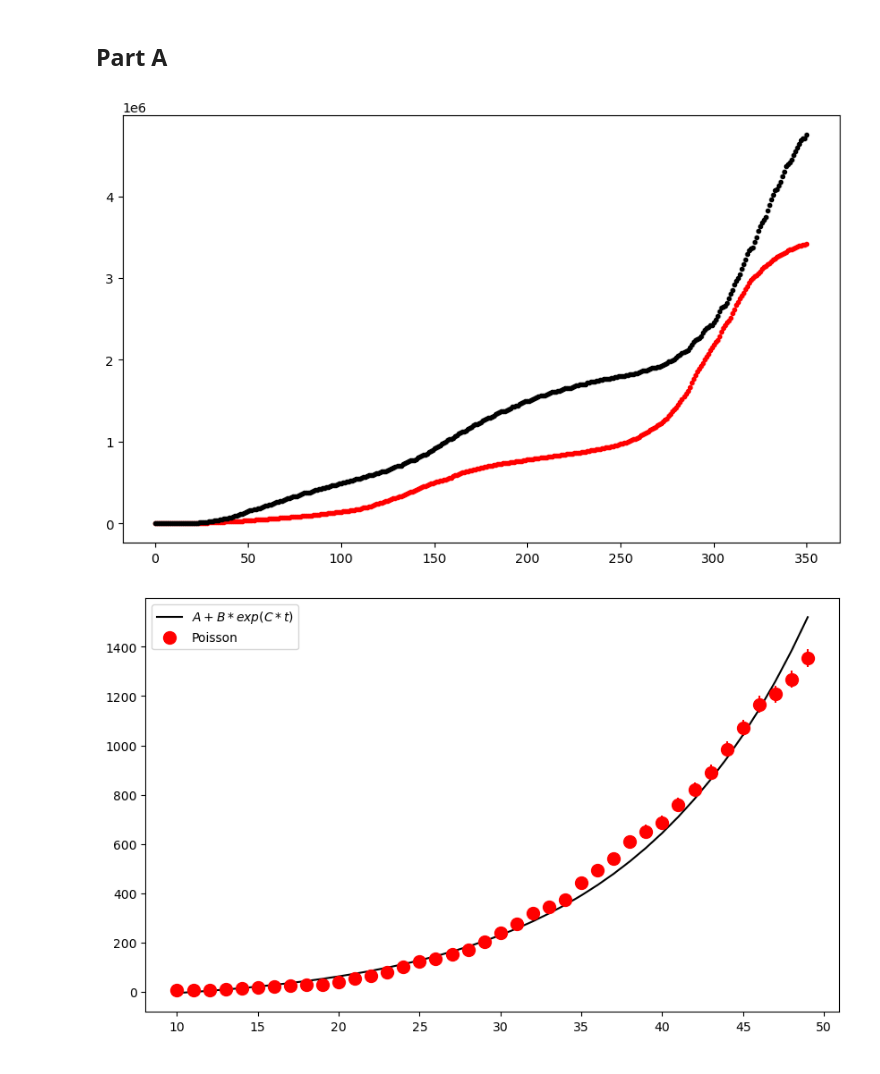
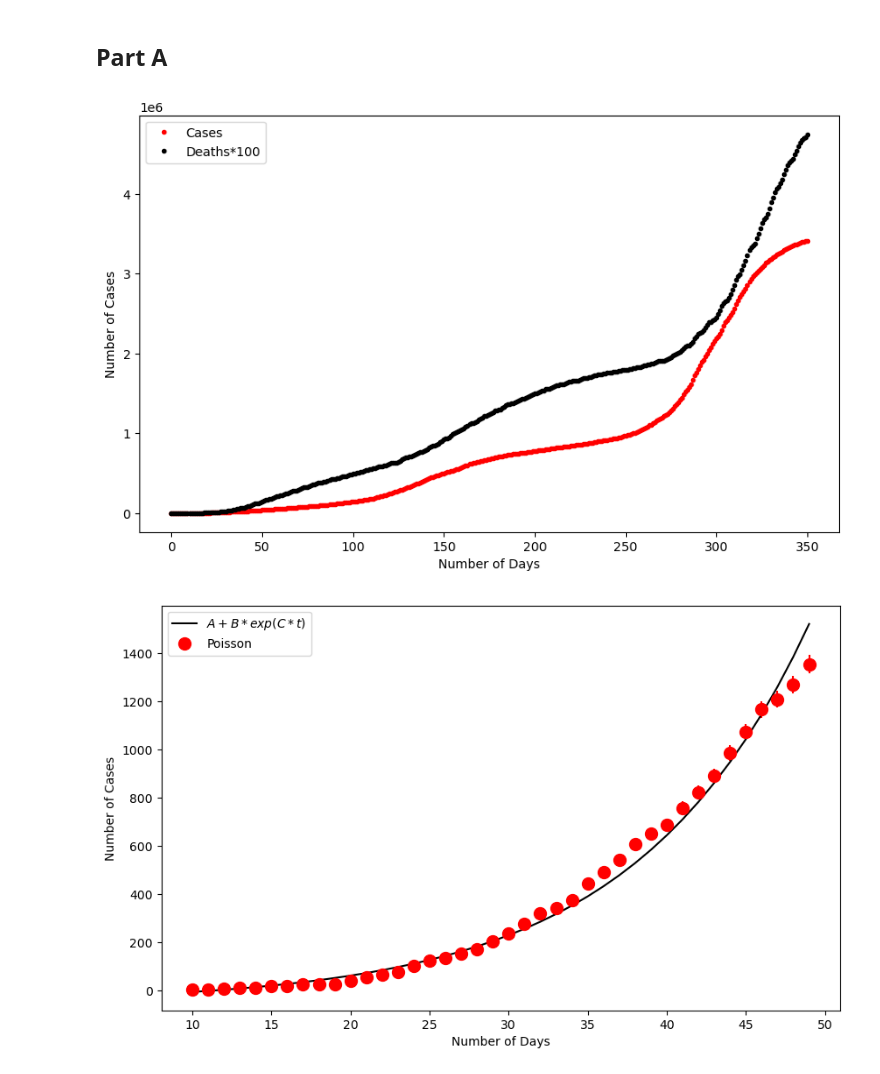
Before and after one commit to jifranco/phys4102, a Jupyter notebook: Code 2 Homework.ipynb, the cells around one changed output. Drawn from its saved outputs; the diff is of its cells as text; code cells hidden in the pictures.

```diff
--- a/Code 2 Homework.ipynb
+++ b/Code 2 Homework.ipynb
@@ -332,26 +332,29 @@ plt.show()
 # %%
 import numpy as np
 import matplotlib.pyplot as plt
 from scipy.optimize import curve_fit
 
 
 #the file is loaded and the first whole column and row are skipped
 #the 2 and 3 column are now assigned to death and cases
-Deaths,Cases = loadtxt("CovidData.csv",int,skiprows=1,usecols=(1,2), delimiter=",", unpack=True)
+Deaths,Cases = np.loadtxt("CovidData.csv",int,skiprows=1,usecols=(1,2), delimiter=",", unpack=True)
 
-death=flip(Deaths)
-case_pos=flip(Cases)
+death=np.flip(Deaths)
+case_pos=np.flip(Cases)
 
 #days are calculated using the amount of indices there in death (case could be used)
 days = range(0,len(death))
 
 plt.figure(figsize= (10,6))
 
-plt.plot(days,cases_pos,"r.")
-plt.plot(days,death*100,"k.")
+plt.plot(days,case_pos,"r.", label="Cases")
+plt.plot(days,death*100,"k.", label="Deaths*100")
+plt.xlabel("Number of Days")
+plt.ylabel("Number of Cases")
+plt.legend()
 plt.show()
 # %% [output]
-[figure, old version]
+[figure, new version]
 # %%
 ErrHighDeaths= 0.5+np.sqrt(death+0.25)
 ErrLowDeaths= -0.5+np.sqrt(death+0.25)
@@ -367,10 +370,6 @@ plt.errorbar(days1, death[dayMin:dayMax],
              ls='',marker='o', mfc='red',
              ms=10,mec='red',
              ecolor='red', label="Poisson")
-# plt.errorbar(days,death[dayMin:dayMax],
-#          ErrDeaths[dayMin:dayMax],
-#         ls='',marker='o', mfc='black',ms=6,
-#          mec='black',ecolor='black',label="Gaussian")
 
 
 
@@ -390,11 +389,13 @@ paramfitWithErr1, paramErr1 = curve_fit(myfit,days1,death[dayMin:dayMax],
 fitfun1 = myfit(days1,paramfitWithErr1[0],paramfitWithErr1[1],paramfitWithErr1[2])
 
 
-plot(days1,fitfun1,"k",label="$A+B*exp(C*t)$")
+plt.plot(days1,fitfun1,"k",label="$A+B*exp(C*t)$")
+plt.xlabel("Number of Days")
+plt.ylabel("Number of Cases")
 plt.legend()
 plt.show()
 # %% [output]
-[figure, old version]
+[figure, new version]
 # %%
 dayMin= 250
 dayMax=300
```
Also changed, not shown: parts of 2 cells of this notebook.
